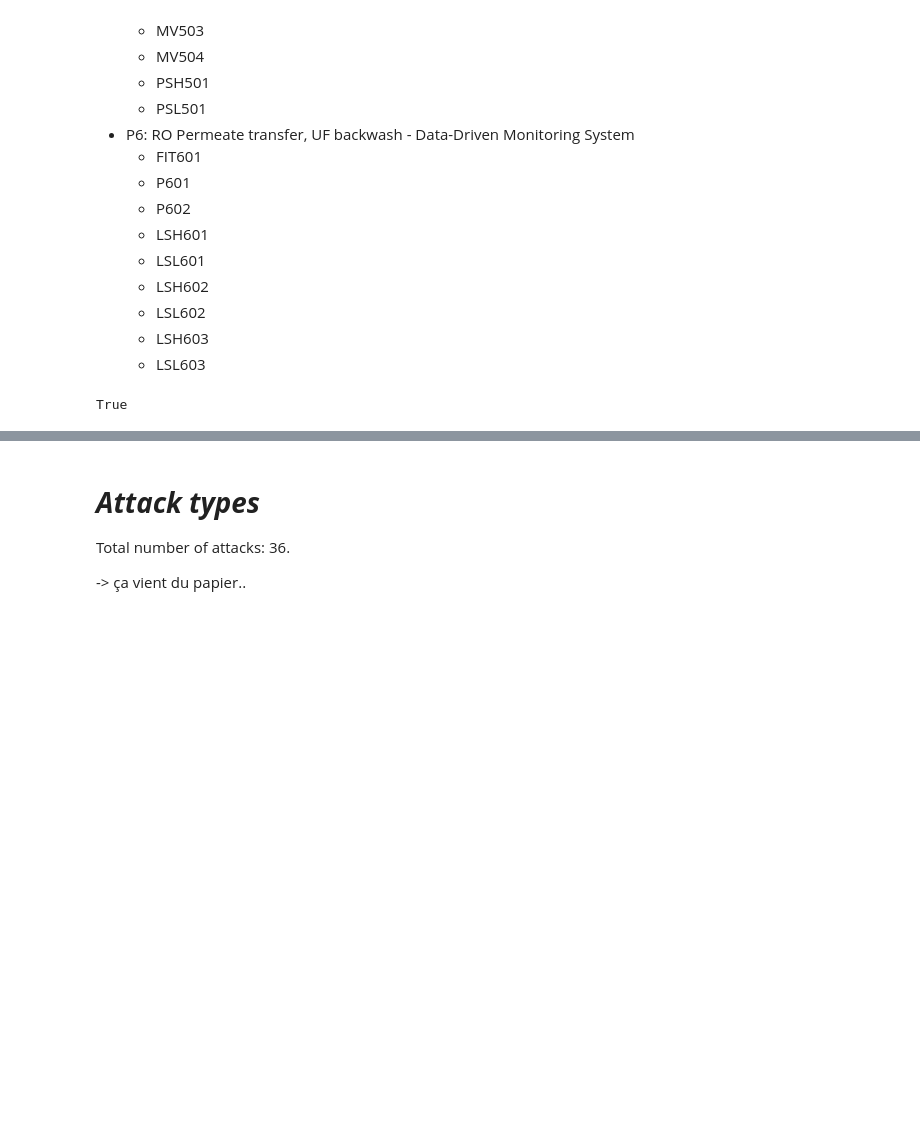
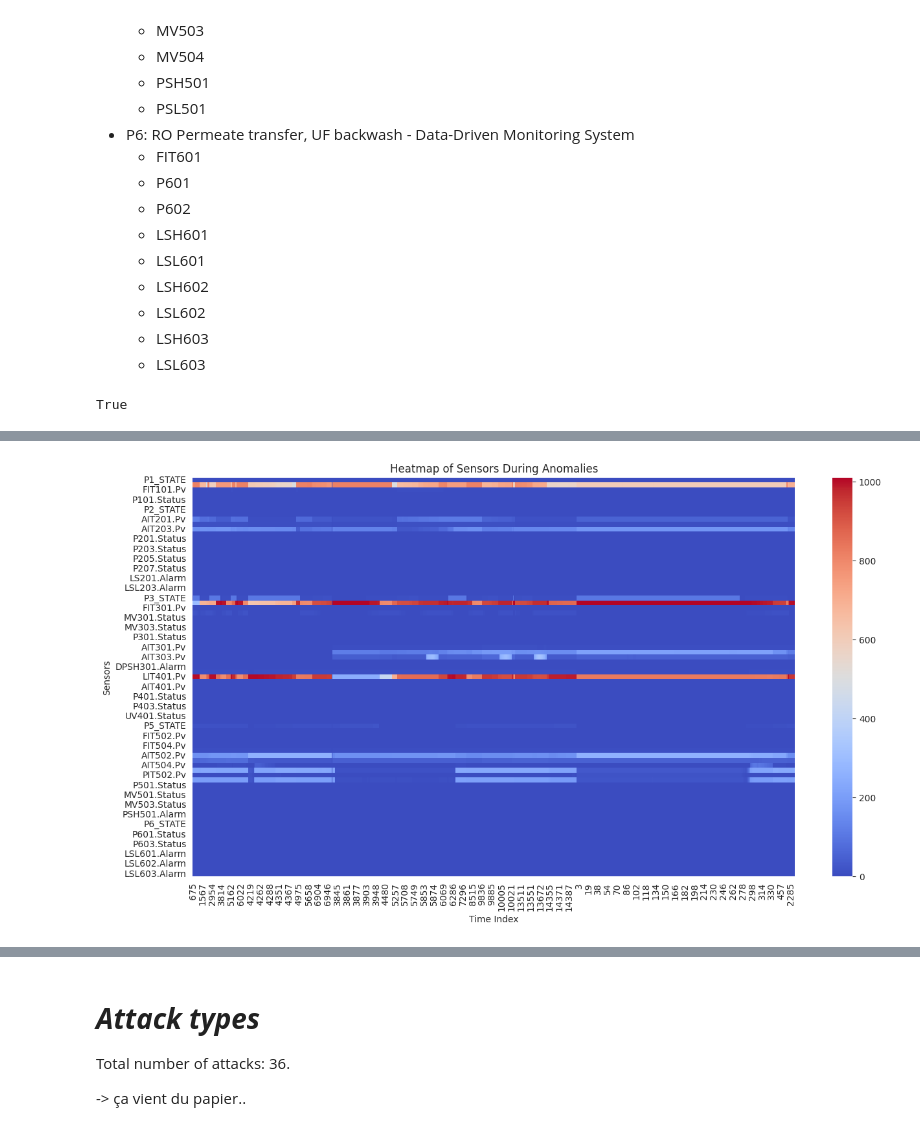
Before and after one commit to ClovisDyArx/cyberml_projet, a Jupyter notebook: dataset2_subject1.ipynb, the cells around one changed output, grey strips where cells are left out. Cells and saved outputs as stored; diff of their text form; code cells hidden in the pictures; blank space fills up the shorter version.

```diff
--- a/dataset2_subject1.ipynb
+++ b/dataset2_subject1.ipynb
@@ -225,0 +398,4 @@ True
+# %%
+plot_heatmap()
+# %% [output]
+[figure, added]
```
Also changed, not shown: parts of 29 cells of this notebook, 2 other files.
